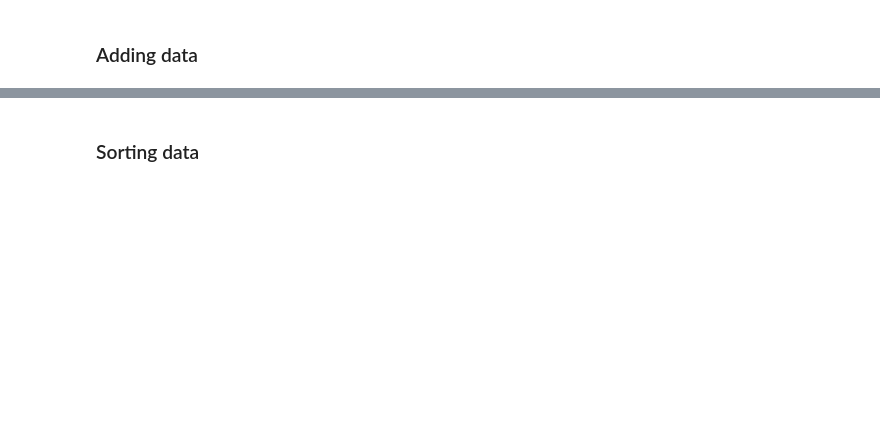
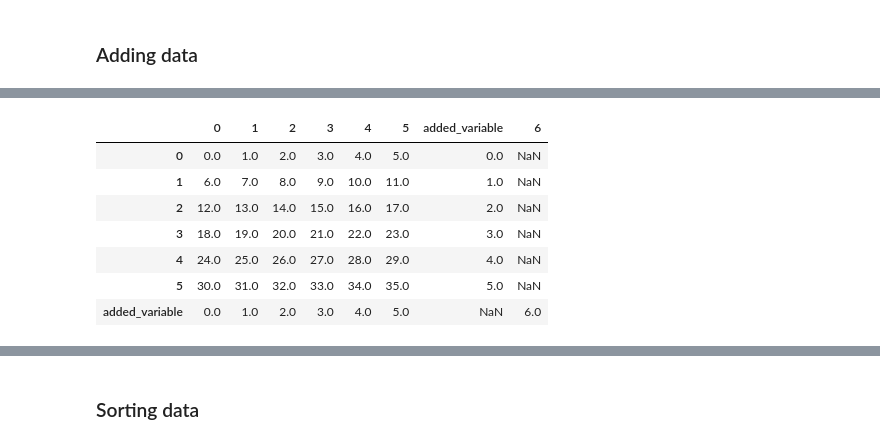
Before and after one commit to prajapatiraghulal/DataScienceWithPython, a Jupyter notebook: 02_04_begin.ipynb, the cells around one changed output, grey strips where cells are left out. Saved outputs shown, nothing was run; the diff lists cells and outputs as text; code cells hidden in the pictures; blank space fills up the shorter version.

```diff
--- a/02_04_begin.ipynb
+++ b/02_04_begin.ipynb
@@ -36,0 +108,12 @@ df_obj2
+# %%
+added_datatable = variable_added.append(series_obj, ignore_index = False)
+added_datatable
+# %% [output]
+|  | 0 | 1 | 2 | 3 | 4 | 5 | added_variable | 6 |
+| 0 | 0.0 | 1.0 | 2.0 | 3.0 | 4.0 | 5.0 | 0.0 | NaN |
+| 1 | 6.0 | 7.0 | 8.0 | 9.0 | 10.0 | 11.0 | 1.0 | NaN |
+| 2 | 12.0 | 13.0 | 14.0 | 15.0 | 16.0 | 17.0 | 2.0 | NaN |
+| 3 | 18.0 | 19.0 | 20.0 | 21.0 | 22.0 | 23.0 | 3.0 | NaN |
+| 4 | 24.0 | 25.0 | 26.0 | 27.0 | 28.0 | 29.0 | 4.0 | NaN |
+| 5 | 30.0 | 31.0 | 32.0 | 33.0 | 34.0 | 35.0 | 5.0 | NaN |
+| added_variable | 0.0 | 1.0 | 2.0 | 3.0 | 4.0 | 5.0 | NaN | 6.0 |
```
Also changed, not shown: parts of 10 cells of this notebook.
